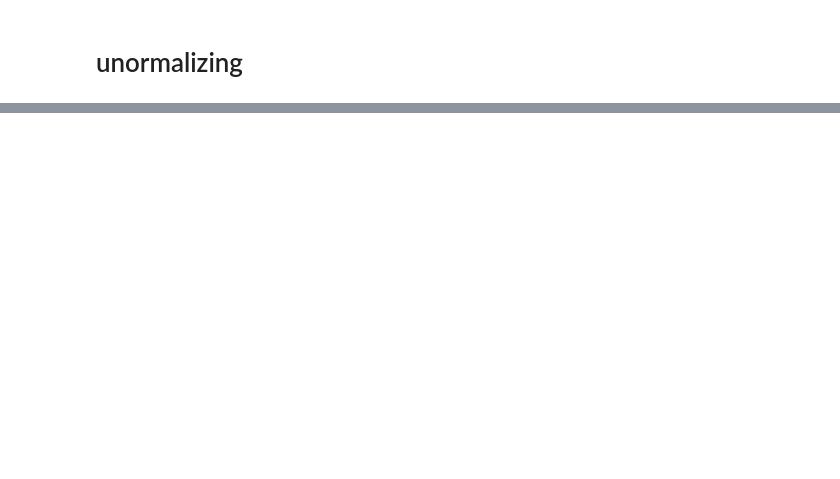
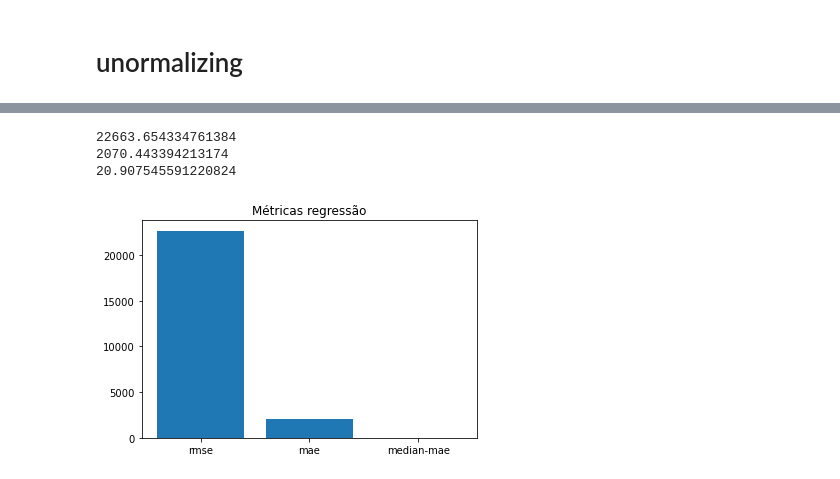
Before and after one commit to SilvaEngComp/Paper-SDN-ML-Algorithms, a Jupyter notebook: approach multisensor/approach MLP/train_MLP_notebook.ipynb, the cells around one changed output, grey strips where cells are left out. Drawn from its saved outputs; the diff is of its cells as text; code cells hidden in the pictures; blank space fills up the shorter version.

```diff
--- a/approach multisensor/approach MLP/train_MLP_notebook.ipynb
+++ b/approach multisensor/approach MLP/train_MLP_notebook.ipynb
@@ -169,0 +252,26 @@ mean_squared_error(y_test_inv[0], y_pred_inv[:,0])
+# %%
+rmse =  mean_squared_error(y_test_inv[0], y_pred_inv[:,0], squared=False)
+mae =  mean_absolute_error(y_test_inv[0], y_pred_inv[:,0])
+median_mae = median_absolute_error(y_test_inv[0], y_pred_inv[:,0])
+msle = mean_squared_log_error(y_test_inv[0], y_pred_inv[:,0])
+
+print(rmse)
+print(mae)
+print(median_mae)
+# %% [output]
+22663.654334761384
+2070.443394213174
+20.907545591220824
+# %%
+objects = ('rmse', 'mae', 'median-mae')
+y_pos = np.arange(3)
+performance = [rmse,mae,median_mae]
+
+plt.bar(y_pos, performance, align='center')
+plt.xticks(y_pos, objects)
+#plt.ylabel('Usage')
+plt.title('Métricas regressão')
+
+plt.show()
+# %% [output]
+[figure, added]
```
Also changed, not shown: parts of 25 cells of this notebook, 17 other files.
